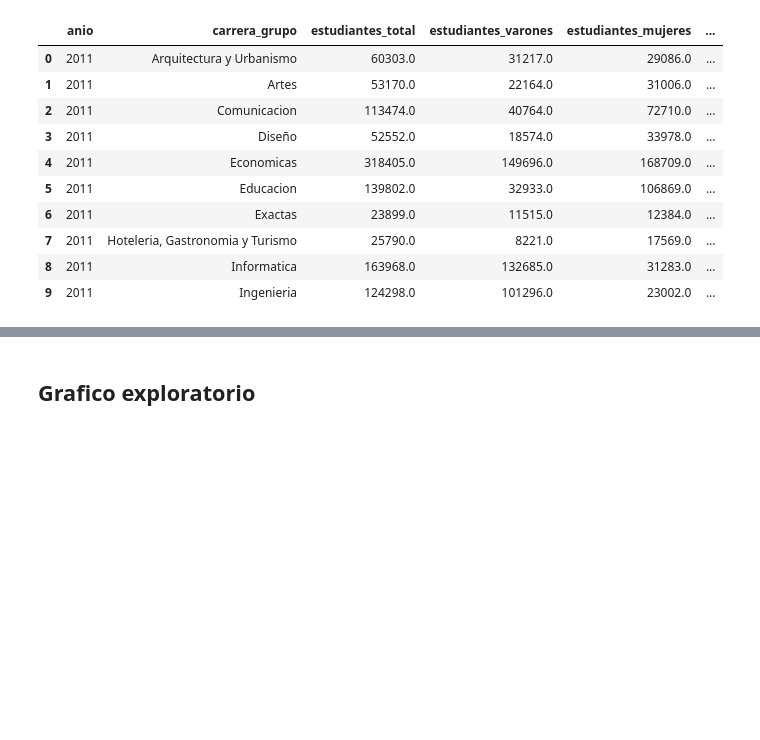
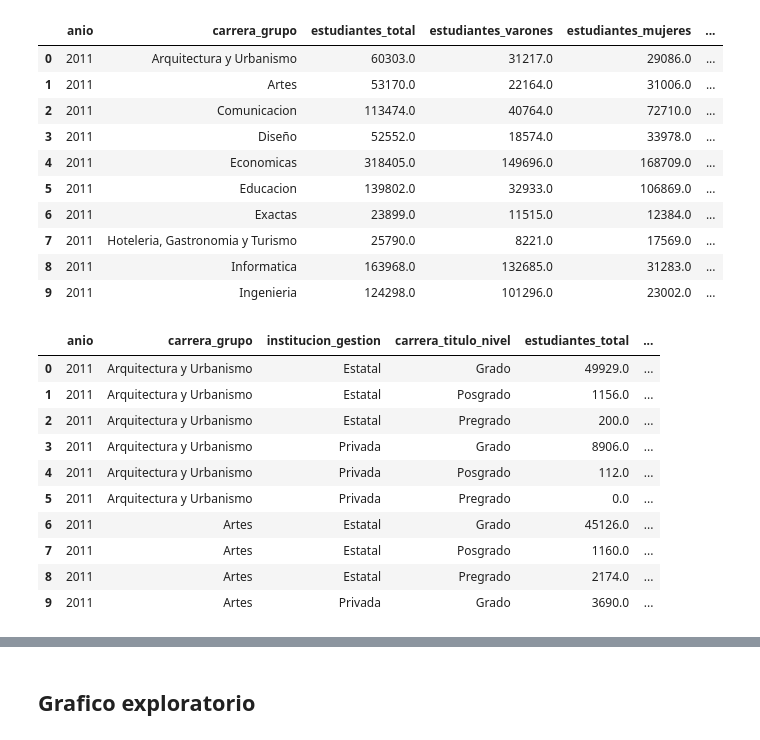
Before and after one commit to chicasentec/visualizacion_carreras, a Jupyter notebook: etl-next-journal.ipynb, the cells around one changed output, grey strips where cells are left out. Saved outputs shown, nothing was run; the diff lists cells and outputs as text; code cells hidden in the pictures; blank space fills up the shorter version.

```diff
--- a/etl-next-journal.ipynb
+++ b/etl-next-journal.ipynb
@@ -144,5 +144,29 @@ df_evolucion_carrera["inscripciones_mujeres_pct"] = df_evolucion_carrera.nuevos_
 df_evolucion_carrera["estudiantes_hombres_pct"] = df_evolucion_carrera.estudiantes_varones/df_evolucion_carrera.estudiantes_total
 # %%
 df_evolucion_carrera.to_csv("data/output/grupos_evolucion_genero.csv", encoding = "UTF8", index = False)
+# %%
+#Por nivel educativo y por gestion, por año
+df_evolucion_grupo_nivel_gestion = df_alumnos_merged.groupby(["anio","carrera_grupo", "institucion_gestion", "carrera_titulo_nivel"]).sum()
+
+df_evolucion_grupo_nivel_gestion = df_evolucion_grupo_nivel_gestion[variables]
+df_evolucion_grupo_nivel_gestion = df_evolucion_grupo_nivel_gestion.reset_index()
+
+df_evolucion_grupo_nivel_gestion["estudiantes_mujeres_pct"] = df_evolucion_grupo_nivel_gestion.estudiantes_mujeres/df_evolucion_grupo_nivel_gestion_modalidad.estudiantes_total
+df_evolucion_grupo_nivel_gestion["inscripciones_mujeres_pct"] = df_evolucion_grupo_nivel_gestion.nuevos_inscriptos_mujeres/df_evolucion_grupo_nivel_gestion_modalidad.nuevos_inscriptos_total
+df_evolucion_grupo_nivel_gestion["estudiantes_hombres_pct"] = df_evolucion_grupo_nivel_gestion.estudiantes_varones/df_evolucion_grupo_nivel_gestion_modalidad.estudiantes_total
+df_evolucion_grupo_nivel_gestion.to_csv("data/output/evolucion_grupo_nivel_gestion.csv", encoding = "UTF8", index = False)
+df_evolucion_grupo_nivel_gestion.head(10)
+# %% [output]
+|  | anio | carrera_grupo | institucion_gestion | carrera_titulo_nivel | estudiantes_total | ... |
+| 0 | 2011 | Arquitectura y Urbanismo | Estatal | Grado | 49929.0 | ... |
+| 1 | 2011 | Arquitectura y Urbanismo | Estatal | Posgrado | 1156.0 | ... |
+| 2 | 2011 | Arquitectura y Urbanismo | Estatal | Pregrado | 200.0 | ... |
+| 3 | 2011 | Arquitectura y Urbanismo | Privada | Grado | 8906.0 | ... |
+| 4 | 2011 | Arquitectura y Urbanismo | Privada | Posgrado | 112.0 | ... |
+| 5 | 2011 | Arquitectura y Urbanismo | Privada | Pregrado | 0.0 | ... |
+| 6 | 2011 | Artes | Estatal | Grado | 45126.0 | ... |
+| 7 | 2011 | Artes | Estatal | Posgrado | 1160.0 | ... |
+| 8 | 2011 | Artes | Estatal | Pregrado | 2174.0 | ... |
+| 9 | 2011 | Artes | Privada | Grado | 3690.0 | ... |
 # %%
 #Por nivel educativo y por modalidad, por año
```
Also changed, not shown: parts of 1 cell of this notebook, 6 other files.
